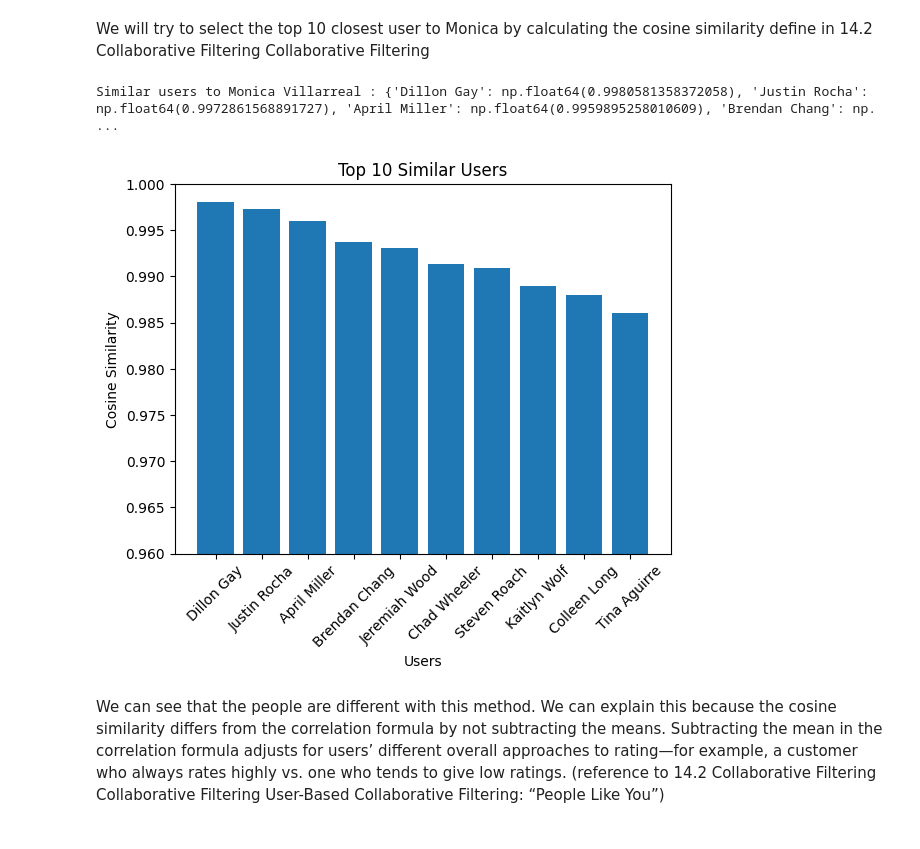
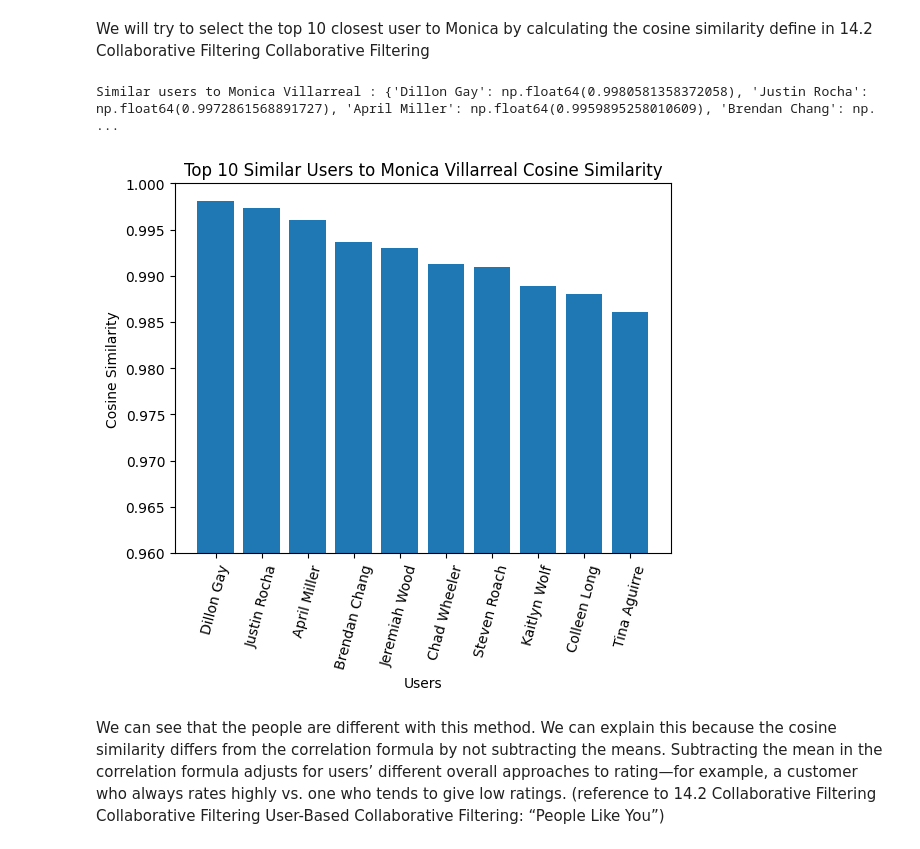
Before and after one commit to emmarcrg/Netmovies_users, a Jupyter notebook: user_recommandations.ipynb, the cells around one changed output. Saved outputs shown, nothing was run; the diff lists cells and outputs as text; code cells hidden in the pictures.

Commit message:
modif titles

```diff
--- a/user_recommandations.ipynb
+++ b/user_recommandations.ipynb
@@ -145,35 +145,35 @@ def get_similar_users(target_user,n=5):
         v1 = user_item_matrix.loc[target_user, common_movies].to_numpy()
         v2 = user_item_matrix.loc[other_user, common_movies].to_numpy()
 
         numerator = np.sum(v1 * v2)
         denominator = np.sqrt(np.sum(v1**2)) * np.sqrt(np.sum(v2**2))
 
         if denominator == 0:
             sim = np.nan
         else:
             sim = numerator / denominator
 
         similarities[other_user] = sim
 
 
     similar_users = sorted(similarities, key=similarities.get,reverse=True)[:n]
     return {u: similarities[u] for u in similar_users}
 
 
 similar_users = get_similar_users("Monica Villarreal",n=10)
 
 print("Similar users to", "Monica Villarreal", ":", similar_users)
 
 plt.bar(similar_users.keys(), similar_users.values(),)
 plt.xlabel('Users')
 plt.ylabel('Cosine Similarity')
-plt.title('Top 10 Similar Users')
+plt.title('Top 10 Similar Users to Monica Villarreal Cosine Similarity')
 plt.xticks(rotation=75)
 plt.ylim(0.96, 1)
 plt.show()
 # %% [output]
 Similar users to Monica Villarreal : {'Dillon Gay': np.float64(0.9980581358372058), 'Justin Rocha': np.float64(0.9972861568891727), 'April Miller': np.float64(0.9959895258010609), 'Brendan Chang': np. ...
-[figure, old version]
+[figure, new version]
 # %% [markdown]
 We can see that the people are different with this method. We can explain this because the cosine similarity differs from
 the correlation formula by not subtracting the means. Subtracting the mean in the correlation formula adjusts for users’ different overall approaches to rating—for example, a customer who always rates highly vs. one who tends to give low ratings. (reference to 14.2 Collaborative Filtering Collaborative Filtering User-Based Collaborative Filtering: “People Like You”)
```
Also changed, not shown: parts of 3 cells of this notebook.
